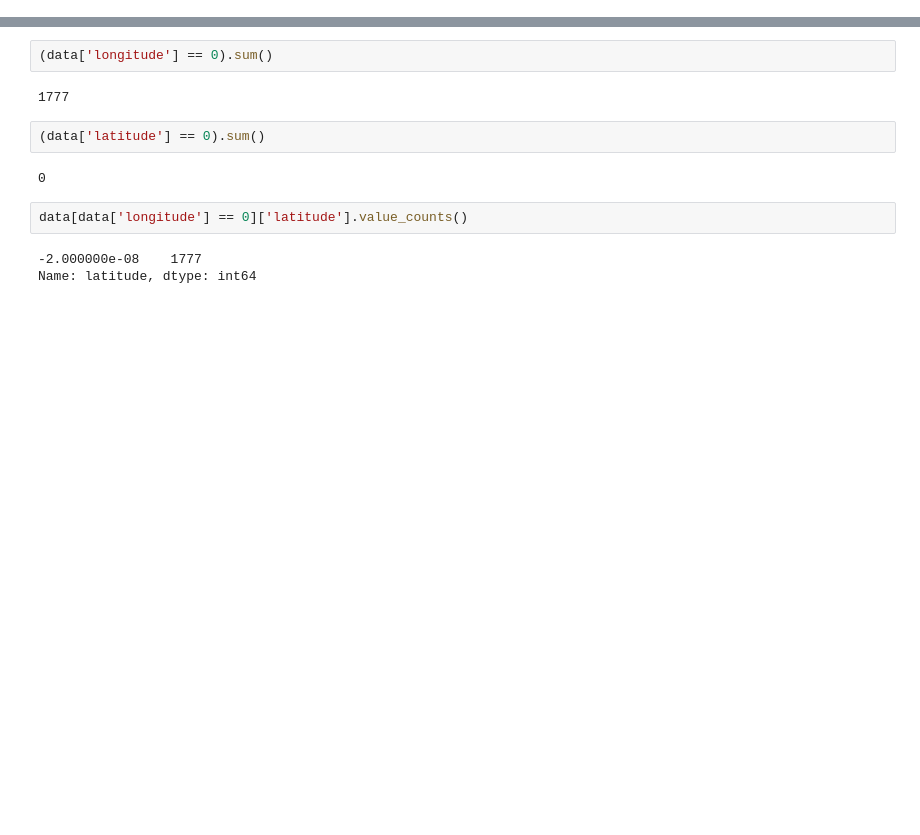
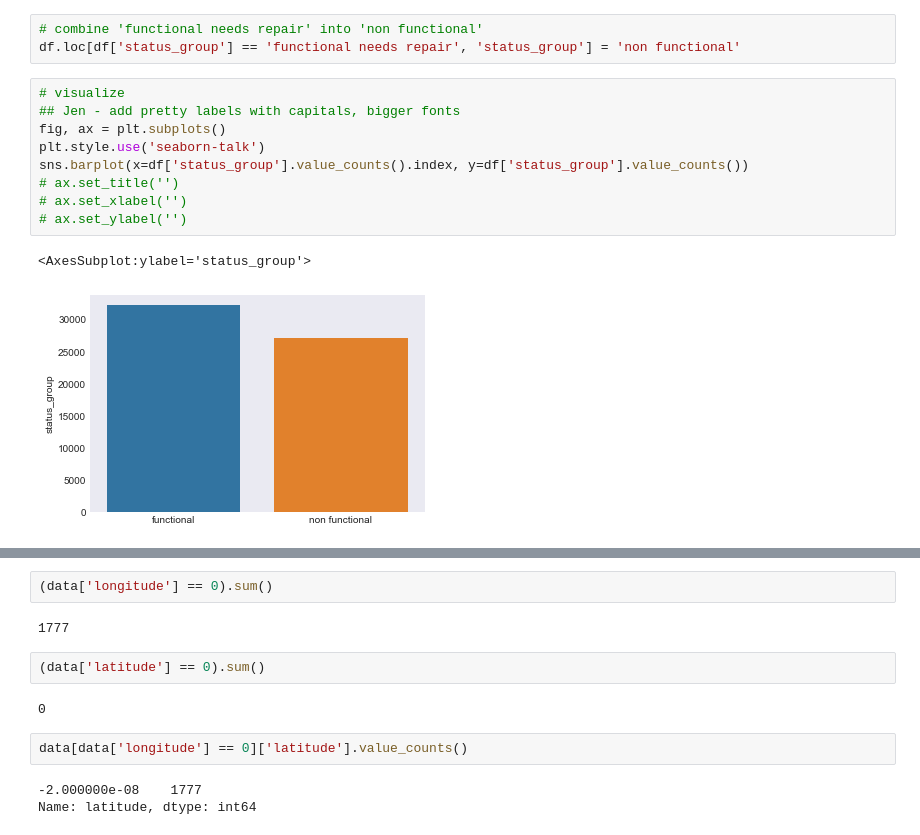
Before and after one commit to NicholasIndorf/TanzanianWaterWells, a Jupyter notebook: notebooks/Nick/Nick.ipynb, the cells around one changed output, grey strips where cells are left out. Drawn from its saved outputs; the diff is of its cells as text; blank space fills up the shorter version.

```diff
--- a/notebooks/Nick/Nick.ipynb
+++ b/notebooks/Nick/Nick.ipynb
@@ -486,0 +51,15 @@ data['population'].hist(bins=100)
+# %%
+# combine 'functional needs repair' into 'non functional'
+df.loc[df['status_group'] == 'functional needs repair', 'status_group'] = 'non functional'
+# %%
+# visualize
+## Jen - add pretty labels with capitals, bigger fonts
+fig, ax = plt.subplots()
+plt.style.use('seaborn-talk')
+sns.barplot(x=df['status_group'].value_counts().index, y=df['status_group'].value_counts())
+# ax.set_title('')
+# ax.set_xlabel('')
+# ax.set_ylabel('')
+# %% [output]
+<AxesSubplot:ylabel='status_group'>
+[figure, added]
```
Also changed, not shown: parts of 82 cells of this notebook, 1 other file.
